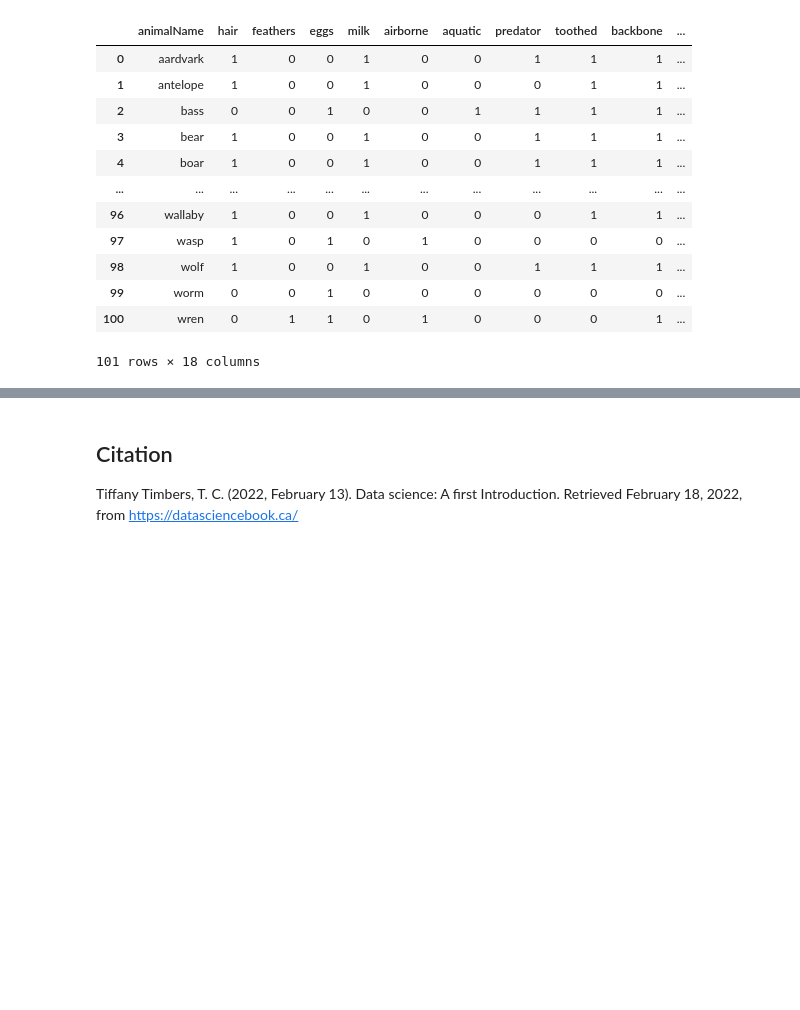
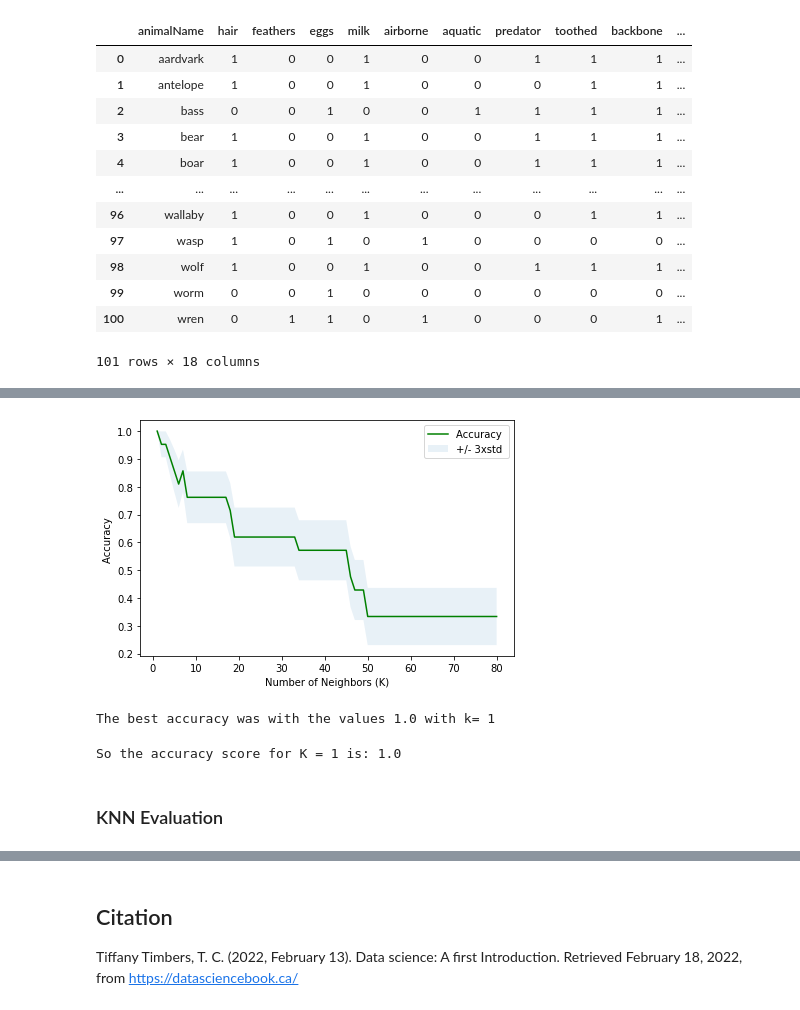
Before and after one commit to DSCI-310/DSCI-310-Group-7, a Jupyter notebook: zoo_analysis.ipynb, the cells around one changed output, grey strips where cells are left out. Cells and saved outputs as stored; diff of their text form; code cells hidden in the pictures; blank space fills up the shorter version.

Commit message:
Revert "Merge branch 'main' into Milestone-1-Models"
This reverts commit f43326aab7dcb2041c94d89b803e8f947104abfb, reversing
changes made to cce0026c9c20441e5291c98eede7f8f33ffd3977.

```diff
--- a/zoo_analysis.ipynb
+++ b/zoo_analysis.ipynb
@@ -63,0 +82,8 @@ zoo_data.to_csv(r'./data/zoo.csv')
+# %%
+#extracting the feature that will predict
+feature = zoo_data[[ "hair", "feathers", "eggs", "milk", "airborne",
+                   "aquatic", "predator", "toothed", "backbone", "breathes",
+                   "venomous", "fins", "legs", "tail", "domestic", "catsize"]]
+#making it as a X
+X = feature
+X.head()
@@ -63,0 +97,4 @@ zoo_data.to_csv(r'./data/zoo.csv')
+# %%
+#taking the y values, the type
+y = zoo_data['type']
+y[0:5]
@@ -63,0 +111,5 @@ zoo_data.to_csv(r'./data/zoo.csv')
+# %%
+#splitting the dataset 80-20 for train and test
+X_train, X_test, y_train, y_test = train_test_split( X, y, test_size=0.2, random_state=4)
+print ('Training set:', X_train.shape,  y_train.shape)
+print ('Test set:', X_test.shape,  y_test.shape)
@@ -63,0 +119,17 @@ zoo_data.to_csv(r'./data/zoo.csv')
+# %%
+#training the model for different set of K values and finding the best K value
+Ks = 81
+mean_acc = np.zeros((Ks-1))
+std_acc = np.zeros((Ks-1))
+ConfustionMx = [];
+for n in range(1,Ks):
+
+    #Train Model and Predict
+    neigh = KNeighborsClassifier(n_neighbors = n).fit(X_train,y_train)
+    yhat=neigh.predict(X_test)
+    mean_acc[n-1] = metrics.accuracy_score(y_test, yhat)
+
+
+    std_acc[n-1]=np.std(yhat==y_test)/np.sqrt(yhat.shape[0])
+
+mean_acc
@@ -63,0 +153,23 @@ zoo_data.to_csv(r'./data/zoo.csv')
+# %%
+#plotting the aaccuracy for different K values
+plt.plot(range(1,Ks),mean_acc,'g')
+plt.fill_between(range(1,Ks),mean_acc - 1 * std_acc,mean_acc + 1 * std_acc, alpha=0.10)
+plt.legend(('Accuracy ', '+/- 3xstd'))
+plt.ylabel('Accuracy ')
+plt.xlabel('Number of Neighbors (K)')
+plt.tight_layout()
+plt.show()
+# %% [output]
+[figure, added]
+# %%
+print( "The best accuracy was with the values", mean_acc.max(), "with k=", mean_acc.argmax()+1 )
+# %% [output]
+The best accuracy was with the values 1.0 with k= 1
+# %%
+#so one last predict with K = 1, as K = 1 gives best
+neigh = KNeighborsClassifier(n_neighbors = 1).fit(X_train,y_train)
+yhat=neigh.predict(X_test)
+accuracyScore = metrics.accuracy_score(y_test, yhat)
+print("So the accuracy score for K = 1 is: " + str(accuracyScore))
+# %% [output]
+So the accuracy score for K = 1 is: 1.0
@@ -63,0 +181,2 @@ zoo_data.to_csv(r'./data/zoo.csv')
+# %% [markdown]
+### KNN Evaluation
```
Also changed, not shown: parts of 29 cells of this notebook.
